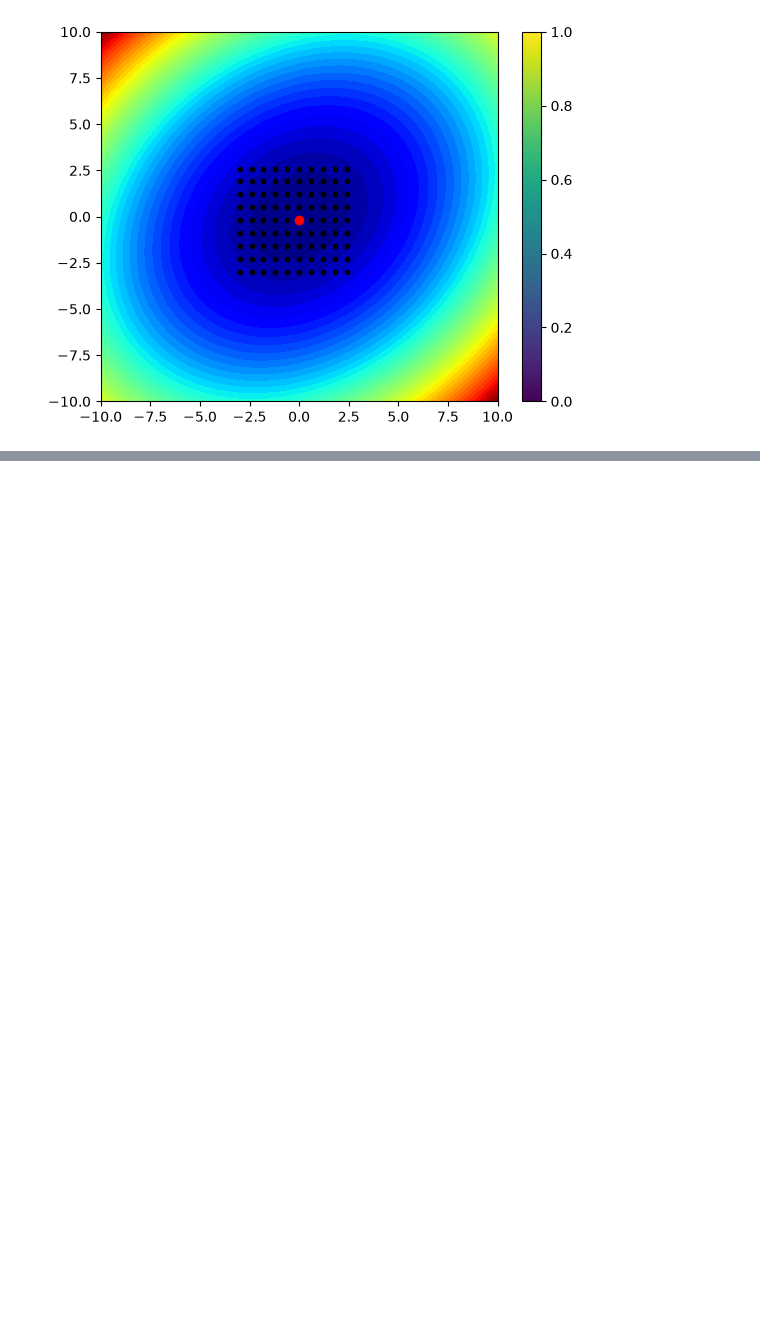
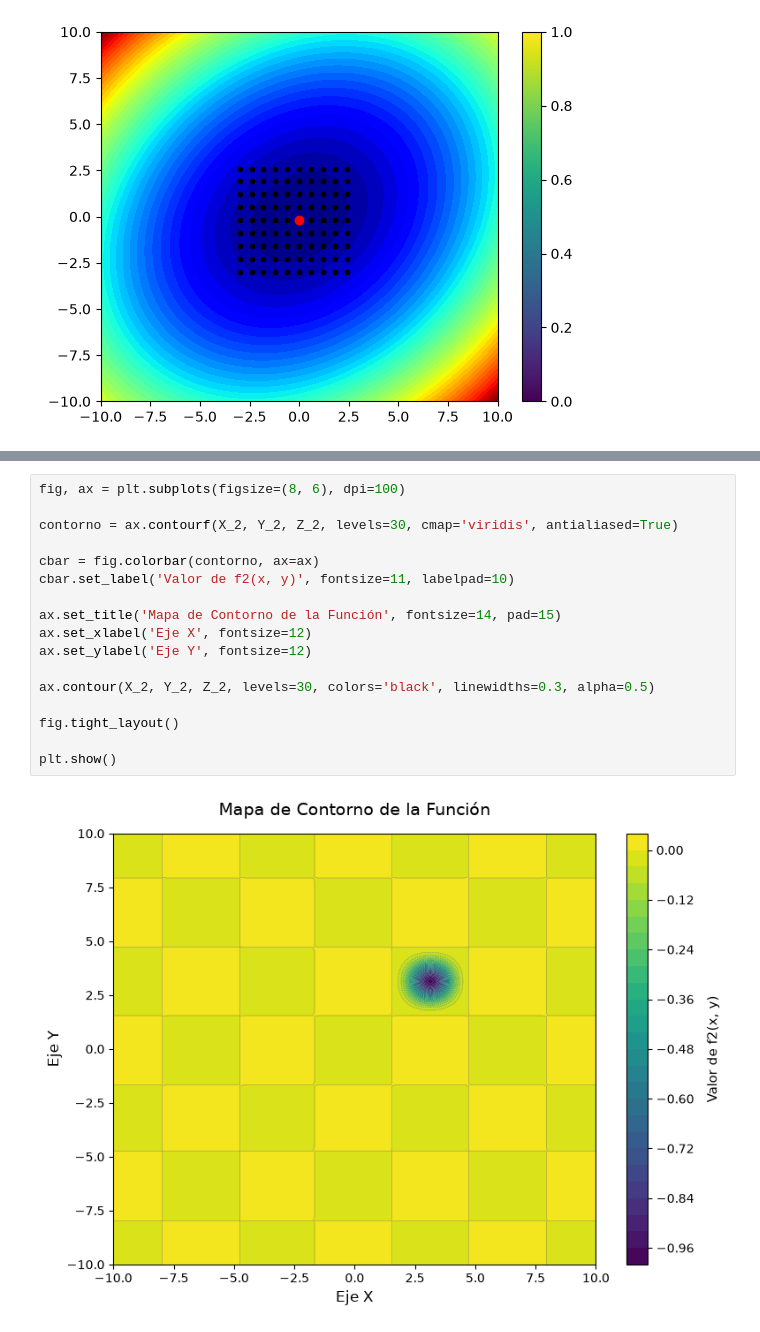
Before and after one commit to KevinHidalgoDS/optimizacion-ia, a Jupyter notebook: notebooks/01_Prct_parte1_2026_2S.ipynb, the cells around one changed output, grey strips where cells are left out. Cells and saved outputs as stored; diff of their text form; blank space fills up the shorter version.

```diff
--- a/notebooks/01_Prct_parte1_2026_2S.ipynb
+++ b/notebooks/01_Prct_parte1_2026_2S.ipynb
@@ -223,0 +277,19 @@ def f(x: np.ndarray, y: np.ndarray) -> np.ndarray:
+# %%
+fig, ax = plt.subplots(figsize=(8, 6), dpi=100)
+
+contorno = ax.contourf(X_2, Y_2, Z_2, levels=30, cmap='viridis', antialiased=True)
+
+cbar = fig.colorbar(contorno, ax=ax)
+cbar.set_label('Valor de f2(x, y)', fontsize=11, labelpad=10)
+
+ax.set_title('Mapa de Contorno de la Función', fontsize=14, pad=15)
+ax.set_xlabel('Eje X', fontsize=12)
+ax.set_ylabel('Eje Y', fontsize=12)
+
+ax.contour(X_2, Y_2, Z_2, levels=30, colors='black', linewidths=0.3, alpha=0.5)
+
+fig.tight_layout()
+
+plt.show()
+# %% [output]
+[figure, added]
```
Also changed, not shown: parts of 48 cells of this notebook, 2 other files.
